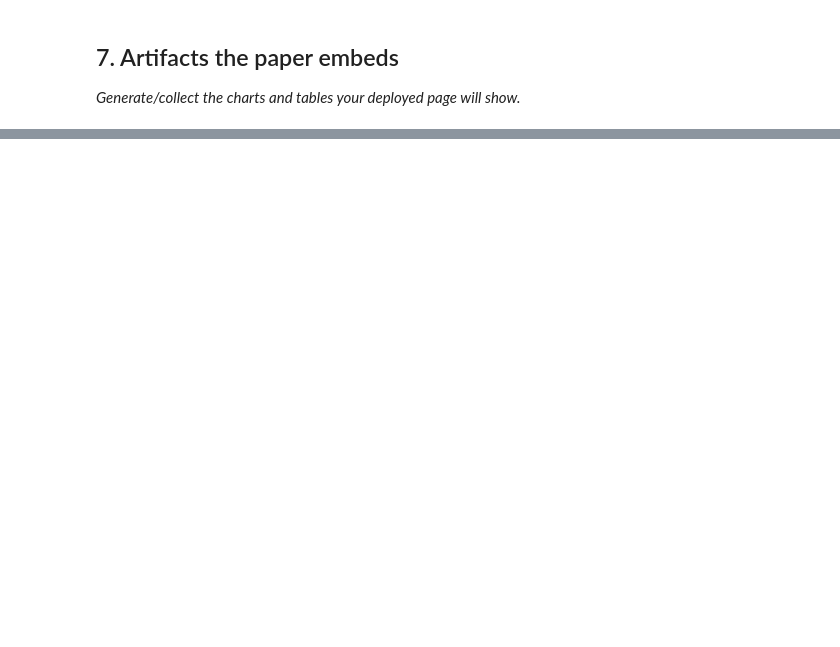
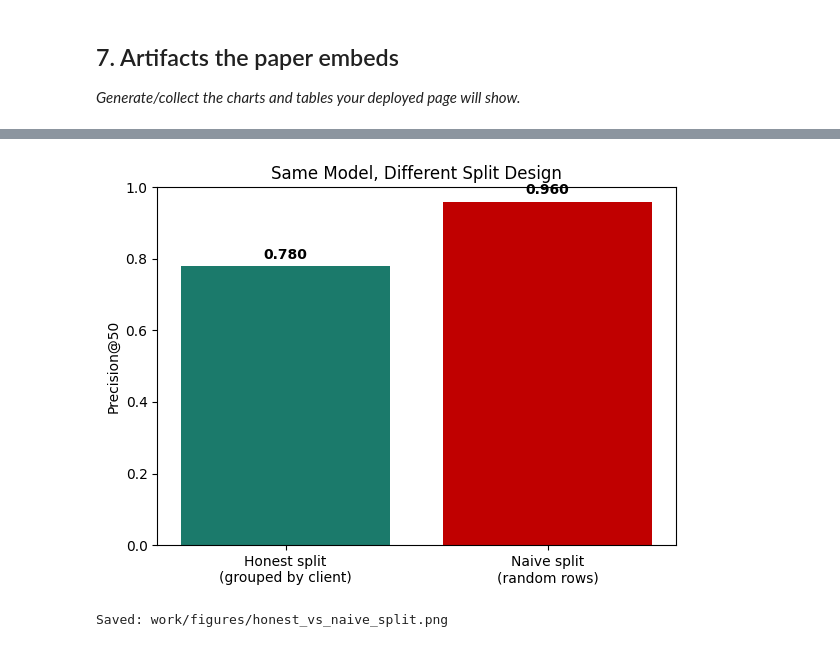
Before and after one commit to sarshadad-codeee/FlyRank_ML_Task1, a Jupyter notebook: work/notebooks/capstone.ipynb, the cells around one changed output, grey strips where cells are left out. Saved outputs shown, nothing was run; the diff lists cells and outputs as text; code cells hidden in the pictures; blank space fills up the shorter version.

```diff
--- a/work/notebooks/capstone.ipynb
+++ b/work/notebooks/capstone.ipynb
@@ -390,0 +415,19 @@ data coverage drops further from the current ~55 of 104.
+# %%
+# Chart 2: Honest split vs naive split (the leakage lesson)
+fig, ax = plt.subplots(figsize=(6, 4.5))
+labels2 = ["Honest split\n(grouped by client)", "Naive split\n(random rows)"]
+values2 = [honest_results["Random Forest"], naive_p50]
+colors2 = ["#1B7A6B", "#C00000"]
+bars2 = ax.bar(labels2, values2, color=colors2)
+ax.set_ylabel("Precision@50")
+ax.set_title("Same Model, Different Split Design")
+ax.set_ylim(0, 1)
+for bar, val in zip(bars2, values2):
+    ax.text(bar.get_x() + bar.get_width()/2, val + 0.02, f"{val:.3f}", ha="center", fontweight="bold")
+plt.tight_layout()
+plt.savefig("work/figures/honest_vs_naive_split.png", dpi=150)
+plt.show()
+print("Saved: work/figures/honest_vs_naive_split.png")
+# %% [output]
+[figure, added]
+Saved: work/figures/honest_vs_naive_split.png
```
Also changed, not shown: parts of 14 cells of this notebook.
